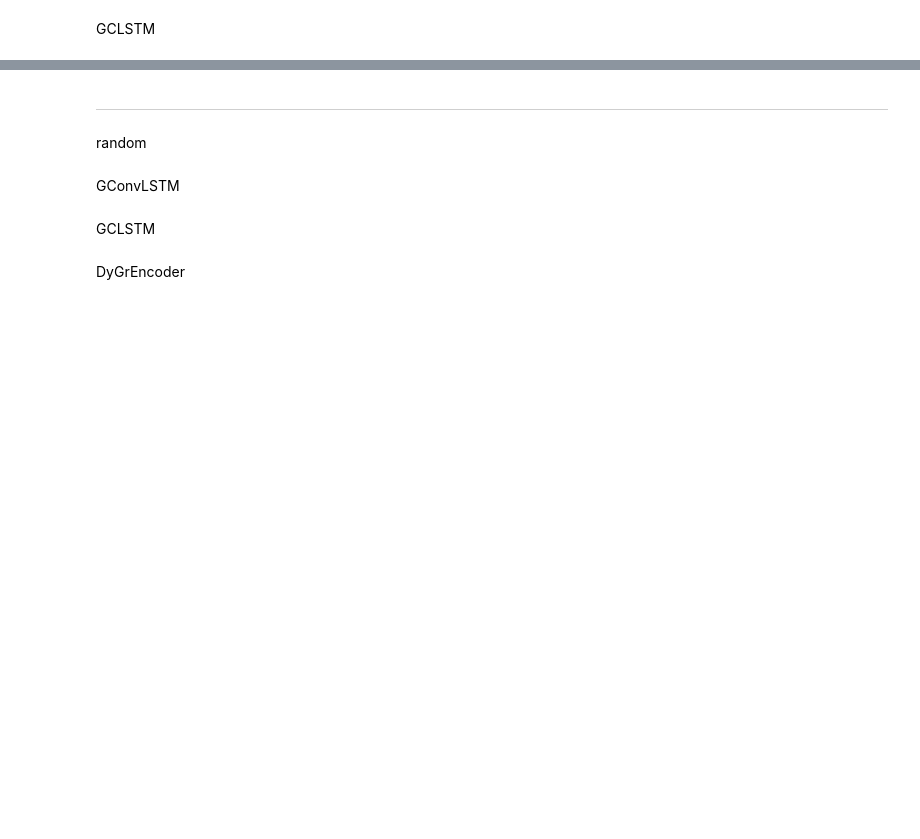
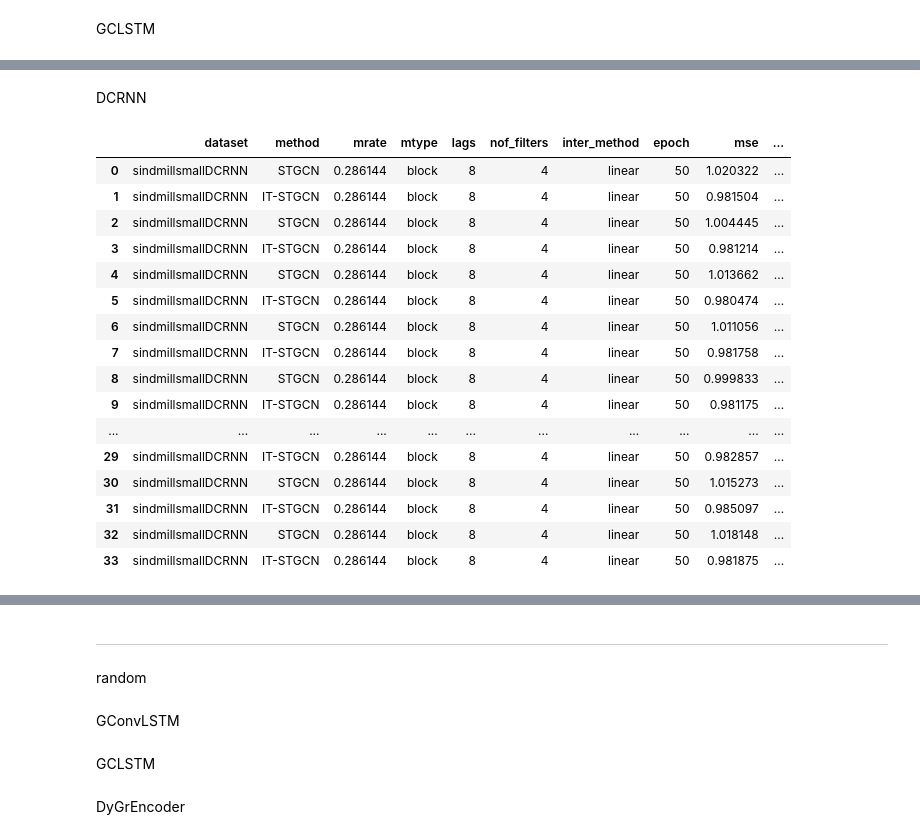
Before and after one commit to seoyeonc/ITTGNN_blog, a Jupyter notebook: posts/2_research/done.ipynb, the cells around one changed output, grey strips where cells are left out. Cells and saved outputs as stored; diff of their text form; code cells hidden in the pictures; blank space fills up the shorter version.

```diff
--- a/posts/2_research/done.ipynb
+++ b/posts/2_research/done.ipynb
@@ -131,0 +136,23 @@ pd.concat([pd.read_csv('./simulation_results/2024-02-25_01-56-18.csv'), # 1
+# %% [markdown]
+DCRNN
+# %%
+pd.concat([pd.read_csv('./simulation_results/windmillsmall_block_186_DCRNN.csv').iloc[:,1:], # 1 ~ 17
+           ])
+# %% [output]
+|  | dataset | method | mrate | mtype | lags | nof_filters | inter_method | epoch | mse | ... |
+| 0 | sindmillsmallDCRNN | STGCN | 0.286144 | block | 8 | 4 | linear | 50 | 1.020322 | ... |
+| 1 | sindmillsmallDCRNN | IT-STGCN | 0.286144 | block | 8 | 4 | linear | 50 | 0.981504 | ... |
+| 2 | sindmillsmallDCRNN | STGCN | 0.286144 | block | 8 | 4 | linear | 50 | 1.004445 | ... |
+| 3 | sindmillsmallDCRNN | IT-STGCN | 0.286144 | block | 8 | 4 | linear | 50 | 0.981214 | ... |
+| 4 | sindmillsmallDCRNN | STGCN | 0.286144 | block | 8 | 4 | linear | 50 | 1.013662 | ... |
+| 5 | sindmillsmallDCRNN | IT-STGCN | 0.286144 | block | 8 | 4 | linear | 50 | 0.980474 | ... |
+| 6 | sindmillsmallDCRNN | STGCN | 0.286144 | block | 8 | 4 | linear | 50 | 1.011056 | ... |
+| 7 | sindmillsmallDCRNN | IT-STGCN | 0.286144 | block | 8 | 4 | linear | 50 | 0.981758 | ... |
+| 8 | sindmillsmallDCRNN | STGCN | 0.286144 | block | 8 | 4 | linear | 50 | 0.999833 | ... |
+| 9 | sindmillsmallDCRNN | IT-STGCN | 0.286144 | block | 8 | 4 | linear | 50 | 0.981175 | ... |
+| ... | ... | ... | ... | ... | ... | ... | ... | ... | ... | ... |
+| 29 | sindmillsmallDCRNN | IT-STGCN | 0.286144 | block | 8 | 4 | linear | 50 | 0.982857 | ... |
+| 30 | sindmillsmallDCRNN | STGCN | 0.286144 | block | 8 | 4 | linear | 50 | 1.015273 | ... |
+| 31 | sindmillsmallDCRNN | IT-STGCN | 0.286144 | block | 8 | 4 | linear | 50 | 0.985097 | ... |
+| 32 | sindmillsmallDCRNN | STGCN | 0.286144 | block | 8 | 4 | linear | 50 | 1.018148 | ... |
+| 33 | sindmillsmallDCRNN | IT-STGCN | 0.286144 | block | 8 | 4 | linear | 50 | 0.981875 | ... |
```
Also changed, not shown: parts of 13 cells of this notebook, 18 other files.
